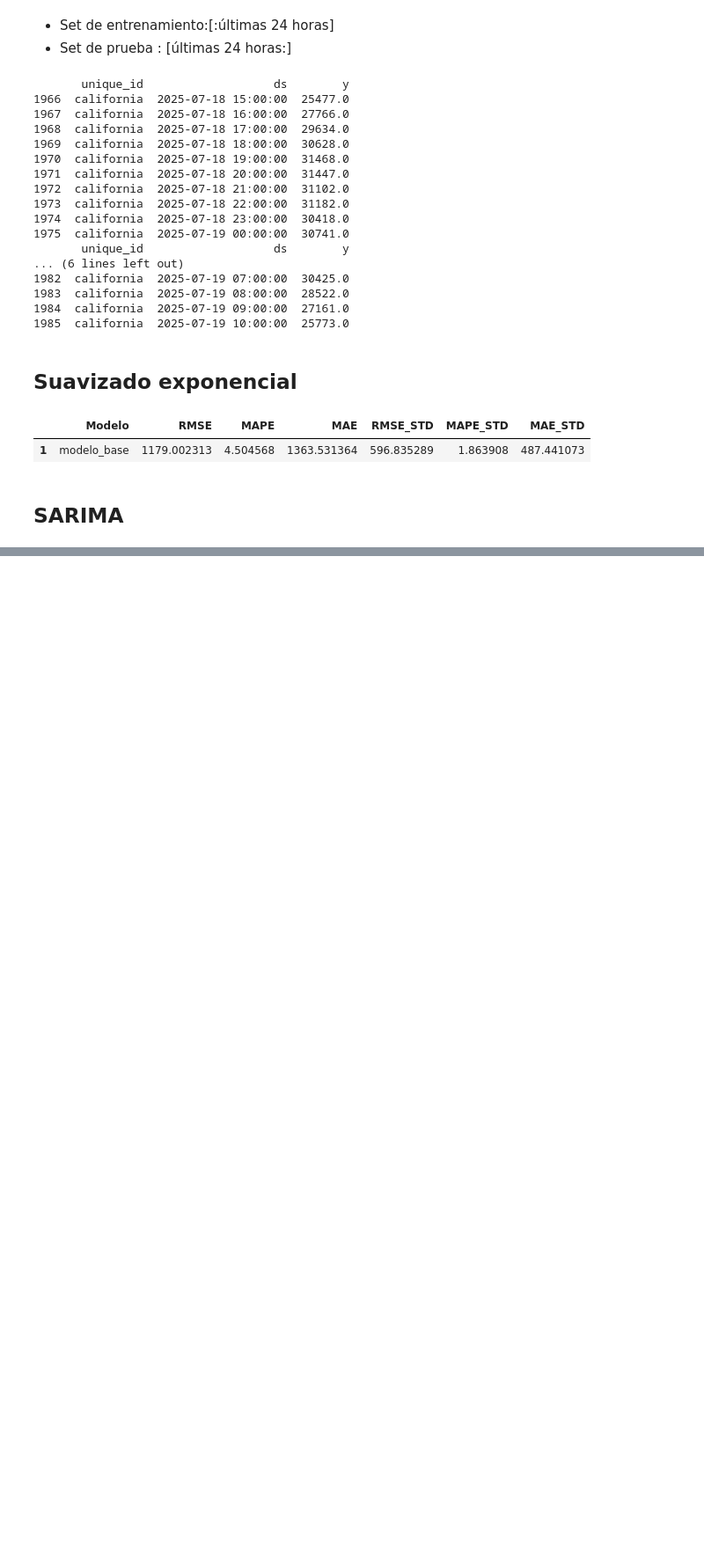
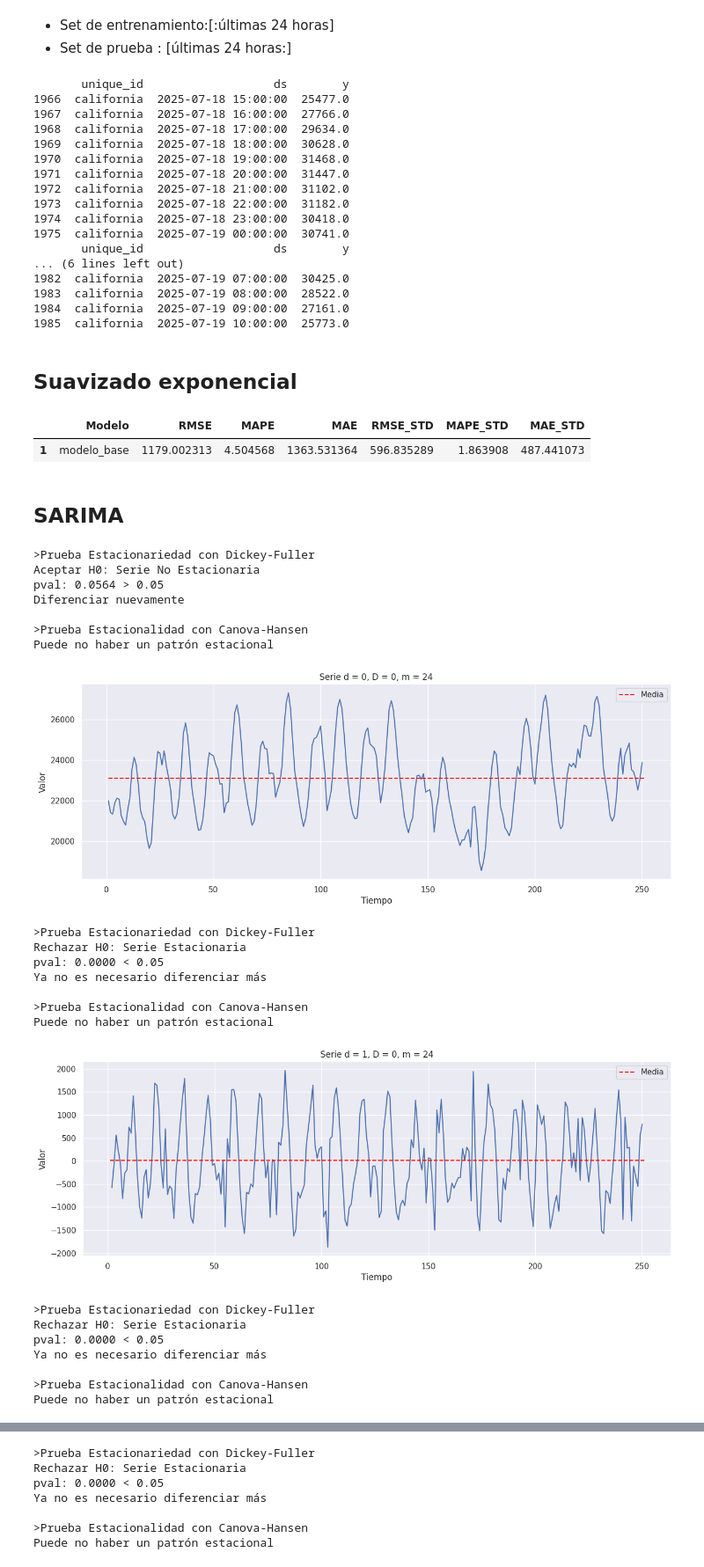
Before and after one commit to JairRamosG/Series_de_Tiempo, a Jupyter notebook: 07_SARIMA/SARIMApdqPDQ.ipynb, the cells around one changed output, grey strips where cells are left out. Shown at 88% size. Saved outputs shown, nothing was run; the diff lists cells and outputs as text; code cells hidden in the pictures; blank space fills up the shorter version.

Commit message:
Pruebas de estacionariedad con Dickey Fuller y Estacionalidad con Canova Hansen

```diff
--- a/07_SARIMA/SARIMApdqPDQ.ipynb
+++ b/07_SARIMA/SARIMApdqPDQ.ipynb
@@ -135,0 +177,29 @@ metricas_modelo_base
+# %%
+prueba_diferenciacion(df_train['y'][:250], d=0, D=0, m=24)
+prueba_diferenciacion(df_train['y'][:250], d=1, D=0, m=24)
+prueba_diferenciacion(df_train['y'][:250], d=1, D=1, m=24)
+prueba_diferenciacion(df_train['y'][:250], d=1, D=2, m=24)
+# %% [output]
+>Prueba Estacionariedad con Dickey-Fuller
+Aceptar H0: Serie No Estacionaria
+pval: 0.0564 > 0.05
+Diferenciar nuevamente
+
+>Prueba Estacionalidad con Canova‑Hansen
+Puede no haber un patrón estacional
+[figure, added]
+>Prueba Estacionariedad con Dickey-Fuller
+Rechazar H0: Serie Estacionaria
+pval: 0.0000 < 0.05
+Ya no es necesario diferenciar más
+
+>Prueba Estacionalidad con Canova‑Hansen
+Puede no haber un patrón estacional
+[figure, added]
+>Prueba Estacionariedad con Dickey-Fuller
+Rechazar H0: Serie Estacionaria
+pval: 0.0000 < 0.05
+Ya no es necesario diferenciar más
+
+>Prueba Estacionalidad con Canova‑Hansen
+Puede no haber un patrón estacional
@@ -135,0 +207,7 @@ metricas_modelo_base
+>Prueba Estacionariedad con Dickey-Fuller
+Rechazar H0: Serie Estacionaria
+pval: 0.0000 < 0.05
+Ya no es necesario diferenciar más
+
+>Prueba Estacionalidad con Canova‑Hansen
+Puede no haber un patrón estacional
```
Also changed, not shown: parts of 3 cells of this notebook.
